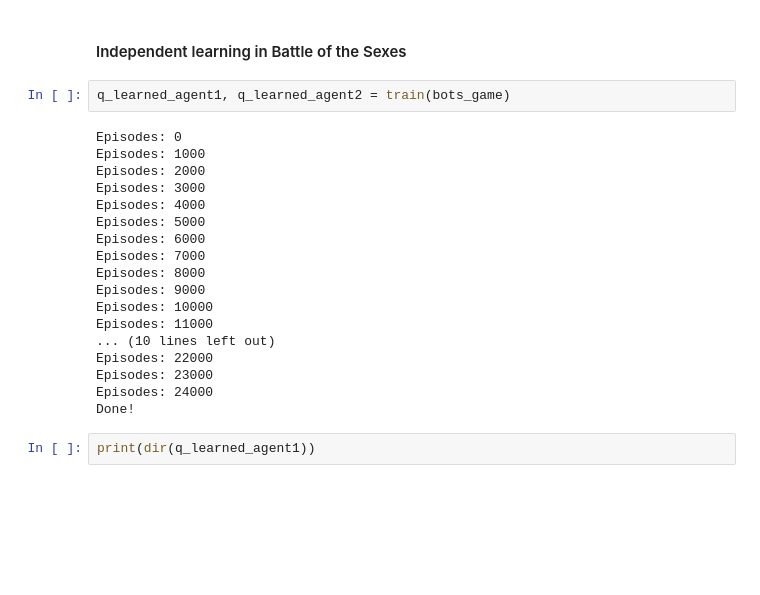
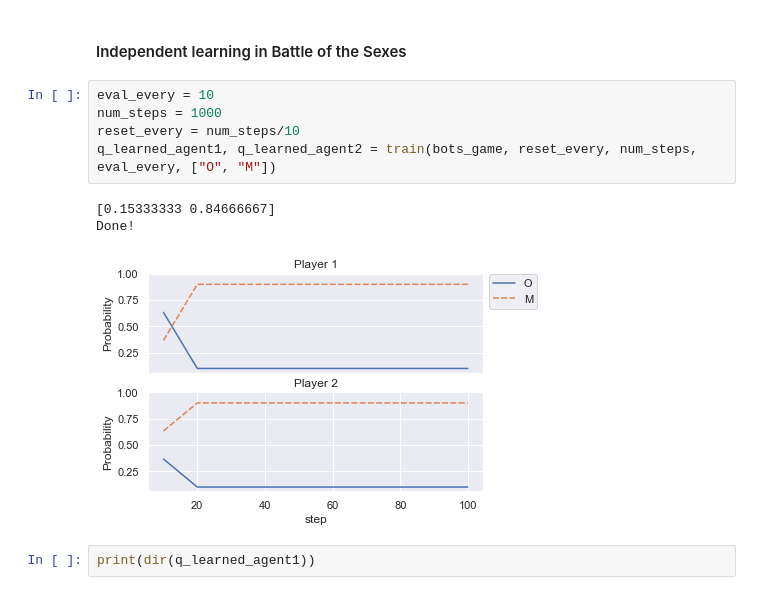
Before and after one commit to rubenponsaers/ml_project, a Jupyter notebook: code/task2.ipynb, the cells around one changed output. Cells and saved outputs as stored; diff of their text form; blank space fills up the shorter version.

```diff
--- a/code/task2.ipynb
+++ b/code/task2.ipynb
@@ -167,25 +160,14 @@ Utility matrix:
 # %% [markdown]
 #### Independent learning in Battle of the Sexes
 # %%
-q_learned_agent1, q_learned_agent2 = train(bots_game)
+eval_every = 10
+num_steps = 1000
+reset_every = num_steps/10
+q_learned_agent1, q_learned_agent2 = train(bots_game, reset_every, num_steps, eval_every, ["O", "M"])
 # %% [output]
-Episodes: 0
-Episodes: 1000
-Episodes: 2000
-Episodes: 3000
-Episodes: 4000
-Episodes: 5000
-Episodes: 6000
-Episodes: 7000
-Episodes: 8000
-Episodes: 9000
-Episodes: 10000
-Episodes: 11000
-... (10 lines left out)
-Episodes: 22000
-Episodes: 23000
-Episodes: 24000
+[0.15333333 0.84666667]
 Done!
+[figure, added]
 # %%
 print(dir(q_learned_agent1))
 # %% [output]
```
Also changed, not shown: parts of 10 cells of this notebook, 3 other files.
